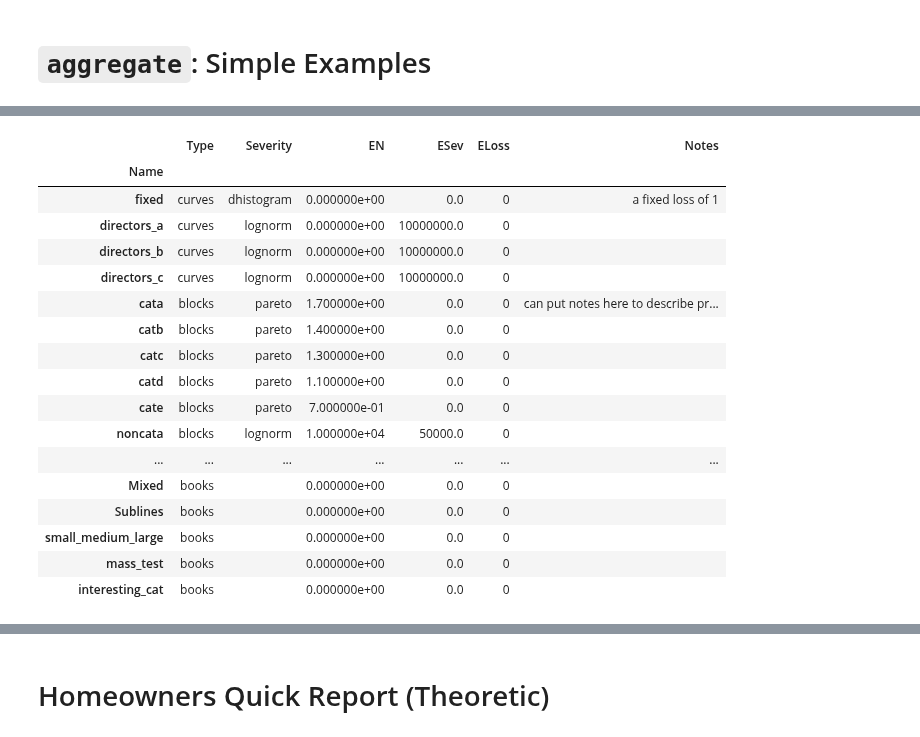
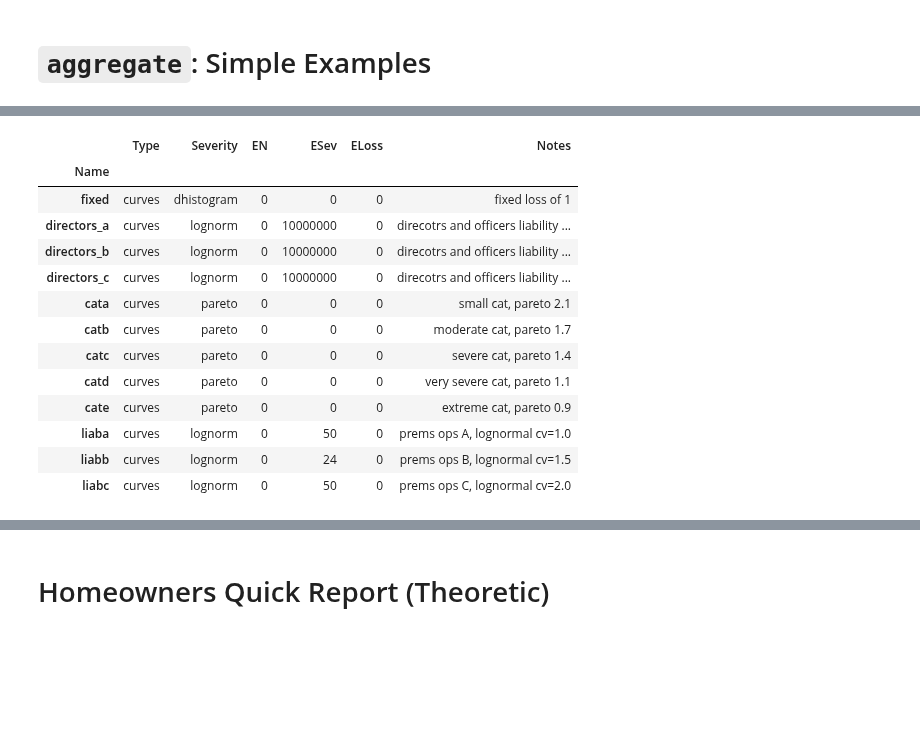
Before and after one commit to mynl/aggregate, a Jupyter notebook: examples/basic_examples.ipynb, the cells around one changed output, grey strips where cells are left out. Saved outputs shown, nothing was run; the diff lists cells and outputs as text; code cells hidden in the pictures; blank space fills up the shorter version.

Commit message:
Added notes to YAML, not_ to ημ_

```diff
--- a/examples/basic_examples.ipynb
+++ b/examples/basic_examples.ipynb
@@ -50,22 +97,18 @@ uw.list()
 # %%
-uw.describe()
+uw.describe('curves')
 # %% [output]
 |  | Type | Severity | EN | ESev | ELoss | Notes |
 | Name |  |  |  |  |  |  |
-| fixed | curves | dhistogram | 0.000000e+00 | 0.0 | 0 | a fixed loss of 1 |
-| directors_a | curves | lognorm | 0.000000e+00 | 10000000.0 | 0 |  |
-| directors_b | curves | lognorm | 0.000000e+00 | 10000000.0 | 0 |  |
-| directors_c | curves | lognorm | 0.000000e+00 | 10000000.0 | 0 |  |
-| cata | blocks | pareto | 1.700000e+00 | 0.0 | 0 | can put notes here to describe pr... |
-| catb | blocks | pareto | 1.400000e+00 | 0.0 | 0 |  |
-| catc | blocks | pareto | 1.300000e+00 | 0.0 | 0 |  |
-| catd | blocks | pareto | 1.100000e+00 | 0.0 | 0 |  |
-| cate | blocks | pareto | 7.000000e-01 | 0.0 | 0 |  |
-| noncata | blocks | lognorm | 1.000000e+04 | 50000.0 | 0 |  |
-| ... | ... | ... | ... | ... | ... | ... |
-| Mixed | books |  | 0.000000e+00 | 0.0 | 0 |  |
-| Sublines | books |  | 0.000000e+00 | 0.0 | 0 |  |
-| small_medium_large | books |  | 0.000000e+00 | 0.0 | 0 |  |
-| mass_test | books |  | 0.000000e+00 | 0.0 | 0 |  |
-| interesting_cat | books |  | 0.000000e+00 | 0.0 | 0 |  |
+| fixed | curves | dhistogram | 0 | 0 | 0 | fixed loss of 1 |
+| directors_a | curves | lognorm | 0 | 10000000 | 0 | direcotrs and officers liability ... |
+| directors_b | curves | lognorm | 0 | 10000000 | 0 | direcotrs and officers liability ... |
+| directors_c | curves | lognorm | 0 | 10000000 | 0 | direcotrs and officers liability ... |
+| cata | curves | pareto | 0 | 0 | 0 | small cat, pareto 2.1 |
+| catb | curves | pareto | 0 | 0 | 0 | moderate cat, pareto 1.7 |
+| catc | curves | pareto | 0 | 0 | 0 | severe cat, pareto 1.4 |
+| catd | curves | pareto | 0 | 0 | 0 | very severe cat, pareto 1.1 |
+| cate | curves | pareto | 0 | 0 | 0 | extreme cat, pareto 0.9 |
+| liaba | curves | lognorm | 0 | 50 | 0 | prems ops A, lognormal cv=1.0 |
+| liabb | curves | lognorm | 0 | 24 | 0 | prems ops B, lognormal cv=1.5 |
+| liabc | curves | lognorm | 0 | 50 | 0 | prems ops C, lognormal cv=2.0 |
 # %%
```
Also changed, not shown: parts of 24 cells of this notebook, 9 other files.
